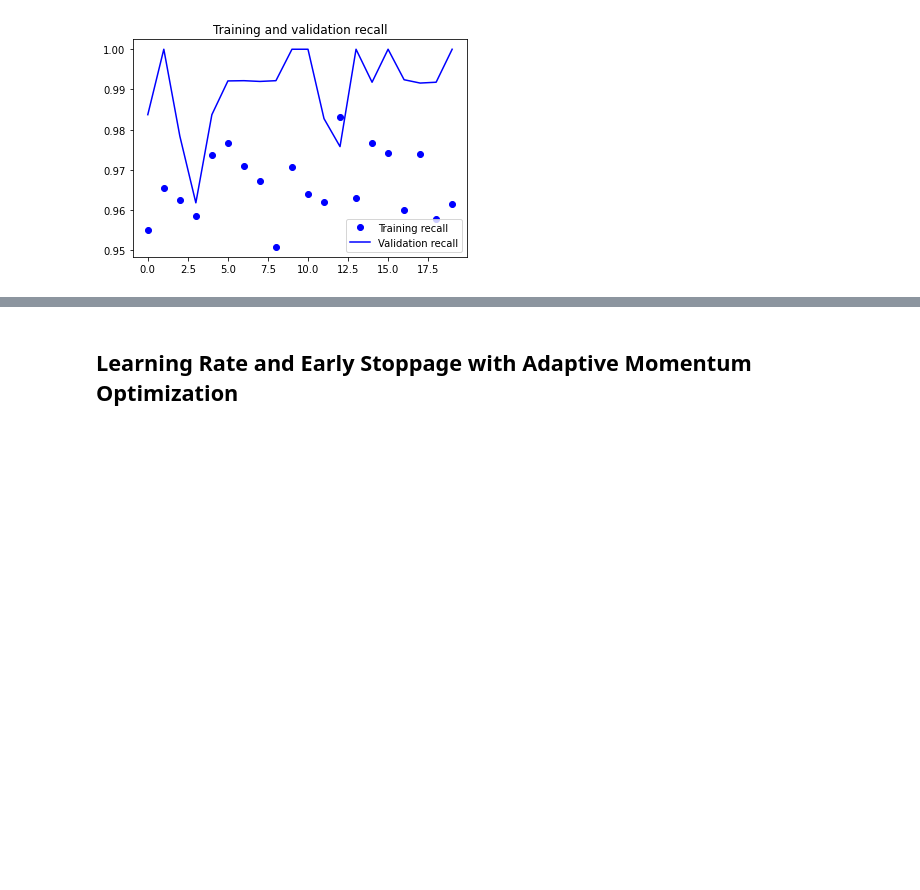
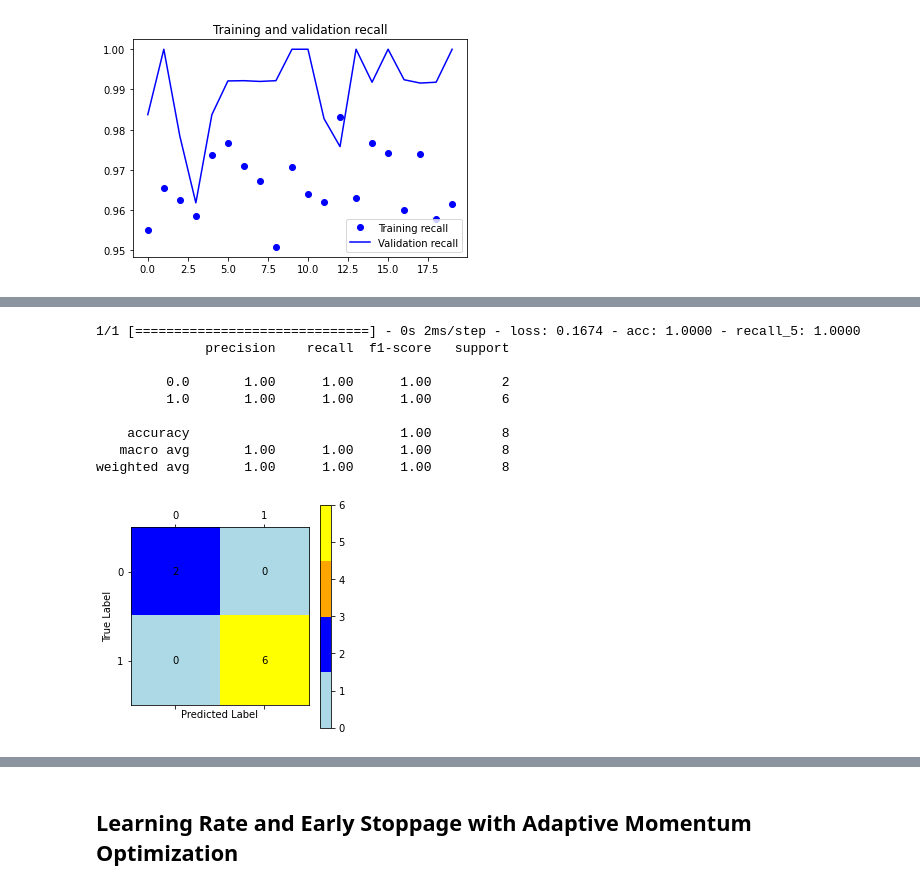
Before and after one commit to Zeth-Abney/Flatiron-school, a Jupyter notebook: phase-4/PROJECT-2/modeling.ipynb, the cells around one changed output, grey strips where cells are left out. Drawn from its saved outputs; the diff is of its cells as text; code cells hidden in the pictures; blank space fills up the shorter version.

```diff
--- a/phase-4/PROJECT-2/modeling.ipynb
+++ b/phase-4/PROJECT-2/modeling.ipynb
@@ -481,2 +532,15 @@ Adam_model_results = L2_model.fit(train_data_generator,
+# %%
+evaluate_model_performance(L2_model,test_data_generator)
+# %% [output]
+1/1 [==============================] - 0s 2ms/step - loss: 0.1674 - acc: 1.0000 - recall_5: 1.0000
+              precision    recall  f1-score   support
+
+         0.0       1.00      1.00      1.00         2
+         1.0       1.00      1.00      1.00         6
+
+    accuracy                           1.00         8
+   macro avg       1.00      1.00      1.00         8
+weighted avg       1.00      1.00      1.00         8
+[figure, added]
 # %%
 visualize_training(Adam_model_results,"_5")
```
Also changed, not shown: parts of 39 cells of this notebook, 1 other file.
